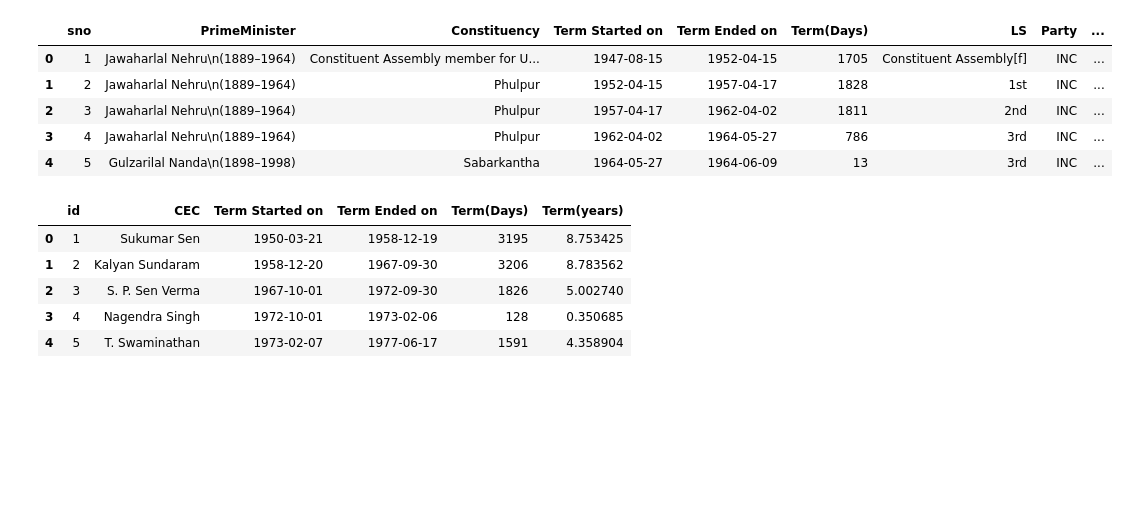
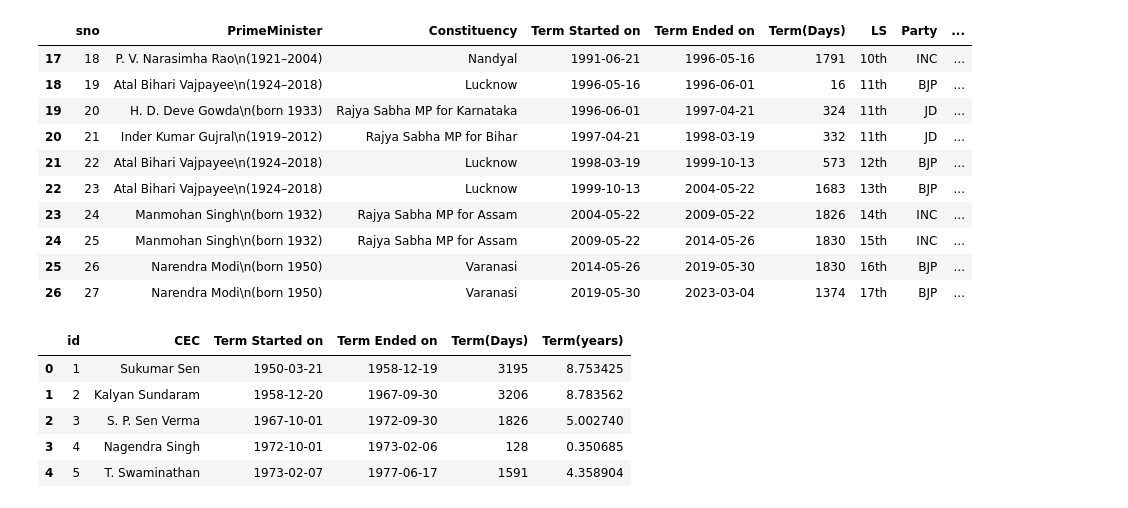
Before and after one commit to d-saikrishna/SamvidhanBot, a Jupyter notebook: Blogs/ElectionCommission/ElectionCommission.ipynb, the cells around one changed output. Cells and saved outputs as stored; diff of their text form; code cells hidden in the pictures; blank space fills up the shorter version.

```diff
--- a/Blogs/ElectionCommission/ElectionCommission.ipynb
+++ b/Blogs/ElectionCommission/ElectionCommission.ipynb
@@ -13,17 +13,22 @@ import matplotlib.patches as mpatches
 # %%
 #PrimeMinisters = institutions_google_sheet.worksheet('title','PrimeMinisters').get_as_df()
 PrimeMinisters = pd.read_csv('PrimeMinisters.csv')
 PrimeMinisters['Term Started on'] = pd.to_datetime(PrimeMinisters['Term Started on'])
 PrimeMinisters['Term Ended on'] = pd.to_datetime(PrimeMinisters['Term Ended on'])
 PrimeMinisters['PM_unique'] = PrimeMinisters['PrimeMinister']+ PrimeMinisters.sno.astype(str)
-PrimeMinisters.head()
+PrimeMinisters.tail(10)
 # %% [output]
 |  | sno | PrimeMinister | Constituency | Term Started on | Term Ended on | Term(Days) | LS | Party | ... |
-| 0 | 1 | Jawaharlal Nehru\n(1889–1964) | Constituent Assembly member for U... | 1947-08-15 | 1952-04-15 | 1705 | Constituent Assembly[f] | INC | ... |
-| 1 | 2 | Jawaharlal Nehru\n(1889–1964) | Phulpur | 1952-04-15 | 1957-04-17 | 1828 | 1st | INC | ... |
-| 2 | 3 | Jawaharlal Nehru\n(1889–1964) | Phulpur | 1957-04-17 | 1962-04-02 | 1811 | 2nd | INC | ... |
-| 3 | 4 | Jawaharlal Nehru\n(1889–1964) | Phulpur | 1962-04-02 | 1964-05-27 | 786 | 3rd | INC | ... |
-| 4 | 5 | Gulzarilal Nanda\n(1898–1998) | Sabarkantha | 1964-05-27 | 1964-06-09 | 13 | 3rd | INC | ... |
+| 17 | 18 | P. V. Narasimha Rao\n(1921–2004) | Nandyal | 1991-06-21 | 1996-05-16 | 1791 | 10th | INC | ... |
+| 18 | 19 | Atal Bihari Vajpayee\n(1924–2018) | Lucknow | 1996-05-16 | 1996-06-01 | 16 | 11th | BJP | ... |
+| 19 | 20 | H. D. Deve Gowda\n(born 1933) | Rajya Sabha MP for Karnataka | 1996-06-01 | 1997-04-21 | 324 | 11th | JD | ... |
+| 20 | 21 | Inder Kumar Gujral\n(1919–2012) | Rajya Sabha MP for Bihar | 1997-04-21 | 1998-03-19 | 332 | 11th | JD | ... |
+| 21 | 22 | Atal Bihari Vajpayee\n(1924–2018) | Lucknow | 1998-03-19 | 1999-10-13 | 573 | 12th | BJP | ... |
+| 22 | 23 | Atal Bihari Vajpayee\n(1924–2018) | Lucknow | 1999-10-13 | 2004-05-22 | 1683 | 13th | BJP | ... |
+| 23 | 24 | Manmohan Singh\n(born 1932) | Rajya Sabha MP for Assam | 2004-05-22 | 2009-05-22 | 1826 | 14th | INC | ... |
+| 24 | 25 | Manmohan Singh\n(born 1932) | Rajya Sabha MP for Assam | 2009-05-22 | 2014-05-26 | 1830 | 15th | INC | ... |
+| 25 | 26 | Narendra Modi\n(born 1950) | Varanasi | 2014-05-26 | 2019-05-30 | 1830 | 16th | BJP | ... |
+| 26 | 27 | Narendra Modi\n(born 1950) | Varanasi | 2019-05-30 | 2023-03-04 | 1374 | 17th | BJP | ... |
 # %%
 #ElectionCommissioners = institutions_google_sheet.worksheet('title','ElectionCommissioners').get_as_df()
 ElectionCommissioners = pd.read_csv('ElectionCommissioners.csv')
```
Also changed, not shown: parts of 4 cells of this notebook, 9 other files.
